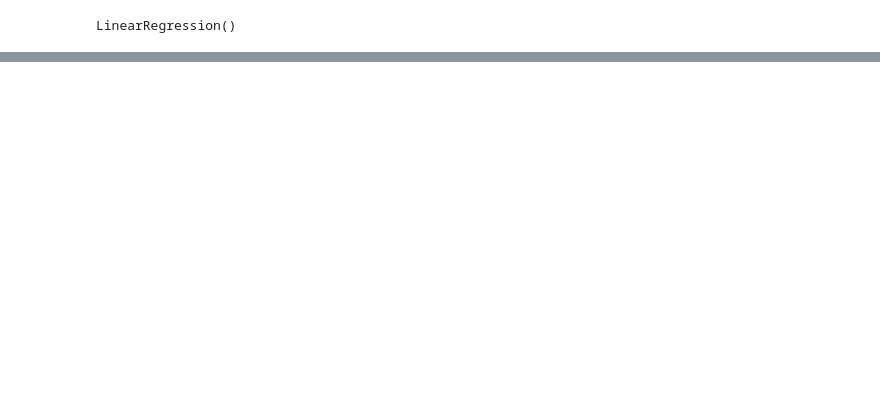
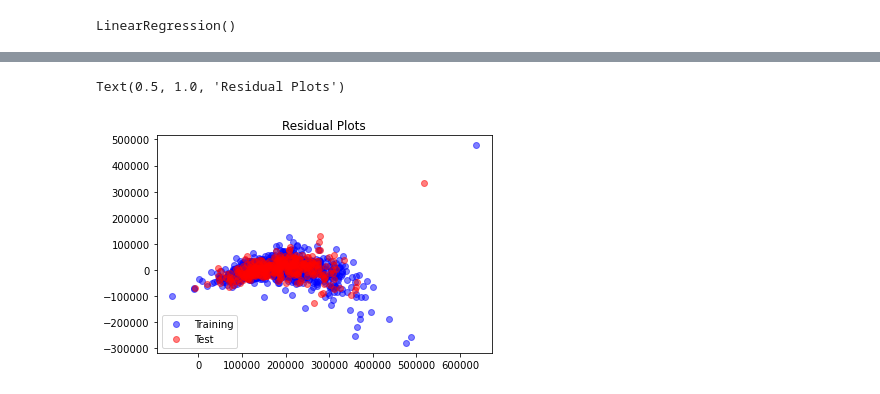
Before and after one commit to jflaher4/FA21_Exponent_Project, a Jupyter notebook: Data_Exploration/Data Cleaning.ipynb, the cells around one changed output, grey strips where cells are left out. Cells and saved outputs as stored; diff of their text form; code cells hidden in the pictures; blank space fills up the shorter version.

```diff
--- a/Data_Exploration/Data Cleaning.ipynb
+++ b/Data_Exploration/Data Cleaning.ipynb
@@ -167,0 +176,5 @@ lreg.score(X_multi,Y_target)
+# %%
+variables = ['OverallQual', 'TotalInHouseArea', 'GrLivArea', 'GarageCars', 'TotalBath', 'GarageArea']
+X = train.loc[:,[i for i in variables]]
+from sklearn.model_selection import train_test_split
+X_train,X_test,Y_train,Y_test = train_test_split(X,train.SalePrice)
@@ -167,0 +191,2 @@ lreg.score(X_multi,Y_target)
+# %%
+pred_test = lreg.predict(X_test)
@@ -167,0 +200,9 @@ lreg.score(X_multi,Y_target)
+# %%
+train = plt.scatter(pred_train,(pred_train - Y_train),c='b',alpha=0.5)
+test = plt.scatter(pred_test,(pred_test-Y_test),c='r',alpha=0.5)
+plt.hlines(y=0,xmin=-10,xmax=10)
+plt.legend((train,test),('Training','Test'),loc='lower left')
+plt.title('Residual Plots')
+# %% [output]
+Text(0.5, 1.0, 'Residual Plots')
+[figure, added]
```
Also changed, not shown: parts of 10 cells of this notebook, 1 other file.
